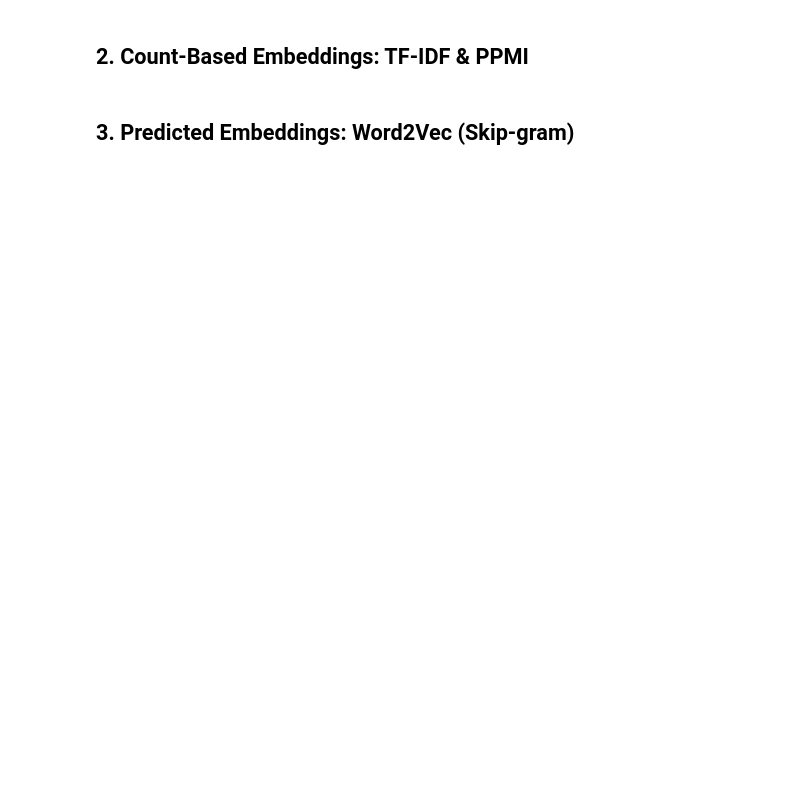
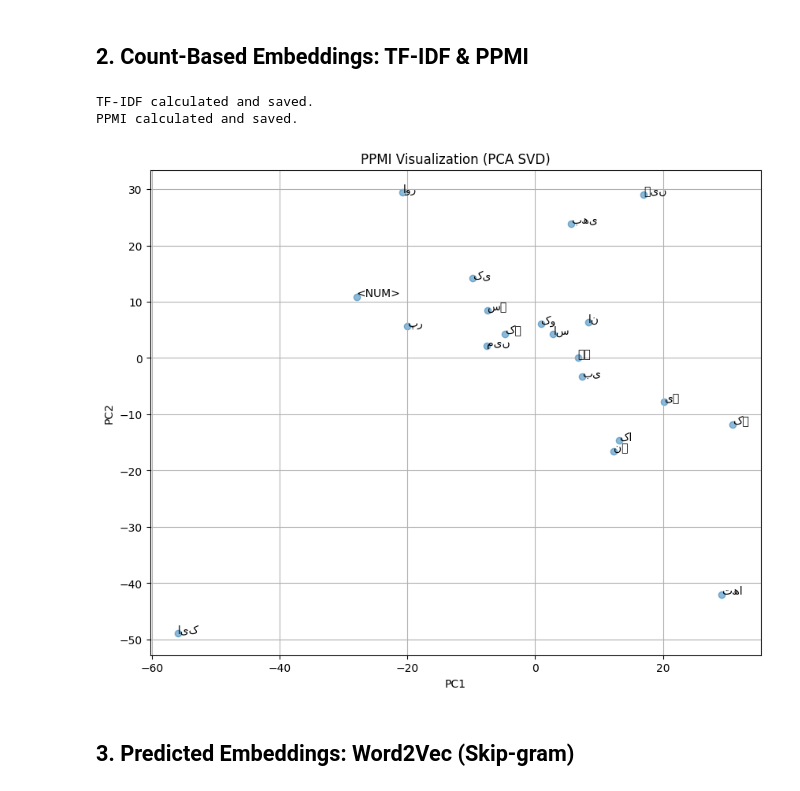
Before and after one commit to a8u8akar007/i23-2589-NLP-Assignment2, a Jupyter notebook: i23-2589_Assignment2_DS-X.ipynb, the cells around one changed output. Saved outputs shown, nothing was run; the diff lists cells and outputs as text; code cells hidden in the pictures; blank space fills up the shorter version.

Commit message:
feat: implement TF-IDF and PCA visualization utilities and update project notebook

```diff
--- a/i23-2589_Assignment2_DS-X.ipynb
+++ b/i23-2589_Assignment2_DS-X.ipynb
@@ -53,26 +44,31 @@ print(f"Corpus size: {len(tokens)}, Vocab size: {len(word2idx)}")
 # %%
 from embeddings.tfidf import TFIDF
 from embeddings.ppmi import PPMI
 from utils.visualize import visualize_embeddings
 
 # TF-IDF (Treating every 100 words as a 'document' for demonstration)
 doc_size = 100
 pseudo_docs = [tokens[i:i+doc_size] for i in range(0, len(tokens), doc_size)]
 tfidf_obj = TFIDF(word2idx)
 tfidf_matrix = tfidf_obj.fit_transform(pseudo_docs)
 np.save("embeddings/tfidf_matrix.npy", tfidf_matrix)
 print("TF-IDF calculated and saved.")
 
 # PPMI
 ppmi_obj = PPMI(len(word2idx))
 ppmi_obj.build_co_occurrence(corpus_indices, window_size=5)
 ppmi_matrix = ppmi_obj.calculate_ppmi()
 np.save("embeddings/ppmi_matrix.npy", ppmi_matrix)
 print("PPMI calculated and saved.")
 
 # Visualization (Top 20 words)
-top_20 = [idx2word[i] for i in range(1, 21)]
-visualize_embeddings(ppmi_matrix, word2idx, top_20, title="PPMI Visualization (PCA SVD)")
+top_20_words = [idx2word[i] for i in range(1, 21)]
+top_20_embeddings = ppmi_matrix[1:21] # Get embeddings for words at indices 1-20
+visualize_embeddings(top_20_embeddings, top_20_words, title="PPMI Visualization (PCA SVD)")
+# %% [output]
+TF-IDF calculated and saved.
+PPMI calculated and saved.
+[figure, added]
 # %% [markdown]
 ## 3. Predicted Embeddings: Word2Vec (Skip-gram)
 # %%
```
Also changed, not shown: parts of 5 cells of this notebook, 9 other files.
